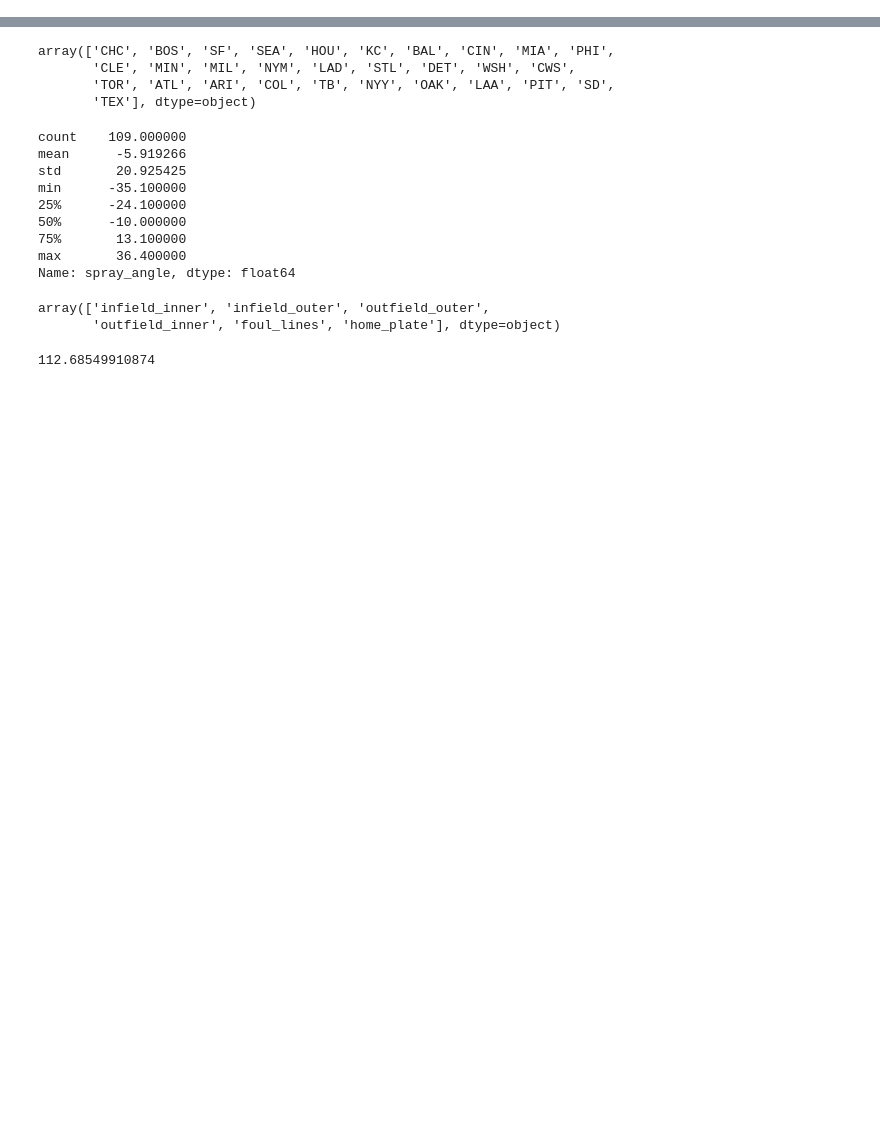
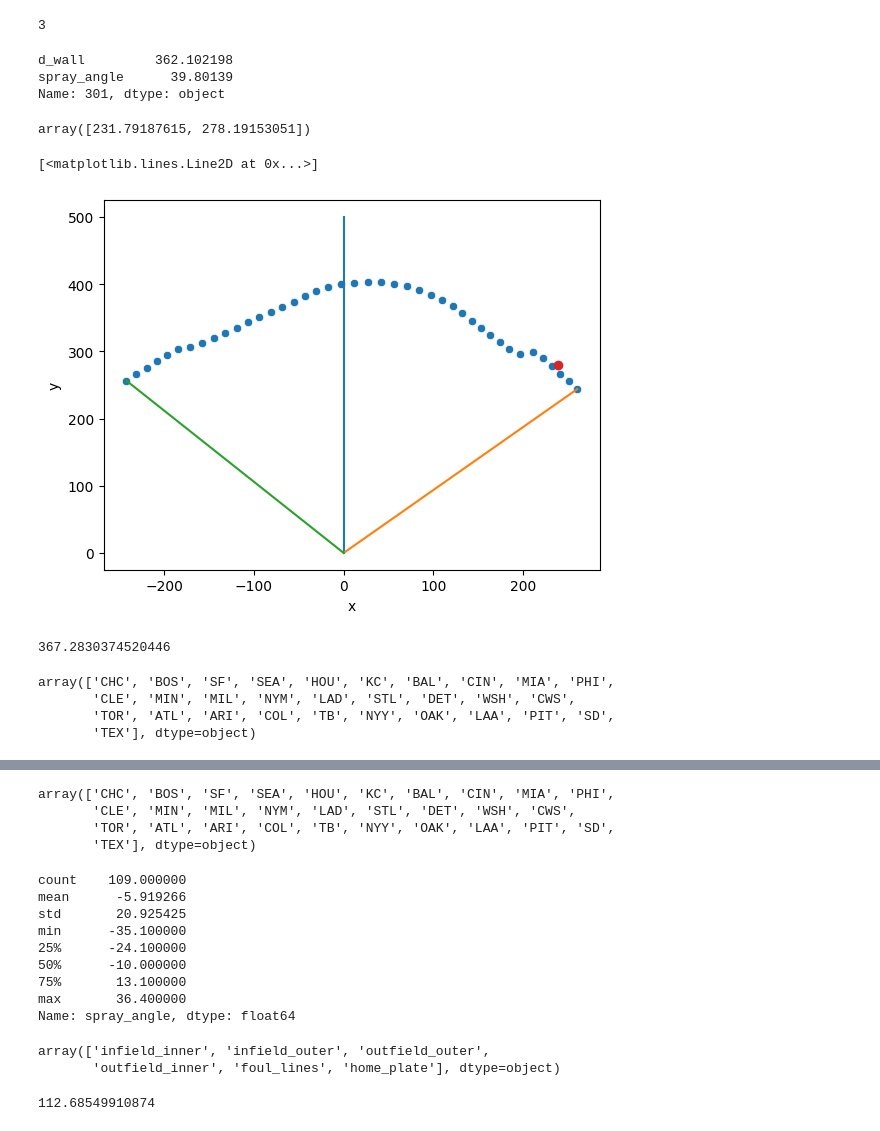
Before and after one commit to vtrudy01/YouTube-Code, a Jupyter notebook: main.ipynb, the cells around one changed output, grey strips where cells are left out. Saved outputs shown, nothing was run; the diff lists cells and outputs as text; code cells hidden in the pictures; blank space fills up the shorter version.

Commit message:
angle fixes

```diff
--- a/main.ipynb
+++ b/main.ipynb
@@ -8,0 +17,36 @@ hits_data = pyreadr.read_r('hit_data.rds')[None]
+# %%
+outfield_dims['spray_angle'] = outfield_dims.apply(lambda x: helpers.spray_angle(x.x, x.y),1)
+# %%
+helpers.closest_point([238,279],outfield_dims.query('team == "cubs"')[['x','y']])
+# %% [output]
+3
+# %%
+outfield_dims.query('team == "cubs"').iloc[3,:][['d_wall','spray_angle']]
+# %% [output]
+d_wall         362.102198
+spray_angle      39.80139
+Name: 301, dtype: object
+# %%
+outfield_dims.query('team == "cubs"')[['x','y']])[3]
+# %% [output]
+array([231.79187615, 278.19153051])
+# %%
+sns.scatterplot(data=outfield_dims.query('team == "cubs"'), x='x',y='y')
+plt.plot([0,0],[0,500])
+plt.plot([0,260.048918],[0,243.652360])
+plt.plot([0,-242.274875	],[0,256.544719])
+plt.plot(238.7,279.14,'o')
+# %% [output]
+[<matplotlib.lines.Line2D at 0x...>]
+[figure, added]
+# %%
+math.dist([0,0],[238.7,279.14])
+# %% [output]
+367.2830374520446
+# %%
+hits_data['home_team'].unique()
+# %% [output]
+array(['CHC', 'BOS', 'SF', 'SEA', 'HOU', 'KC', 'BAL', 'CIN', 'MIA', 'PHI',
+       'CLE', 'MIN', 'MIL', 'NYM', 'LAD', 'STL', 'DET', 'WSH', 'CWS',
+       'TOR', 'ATL', 'ARI', 'COL', 'TB', 'NYY', 'OAK', 'LAA', 'PIT', 'SD',
+       'TEX'], dtype=object)
```
Also changed, not shown: parts of 25 cells of this notebook, 1 other file.
